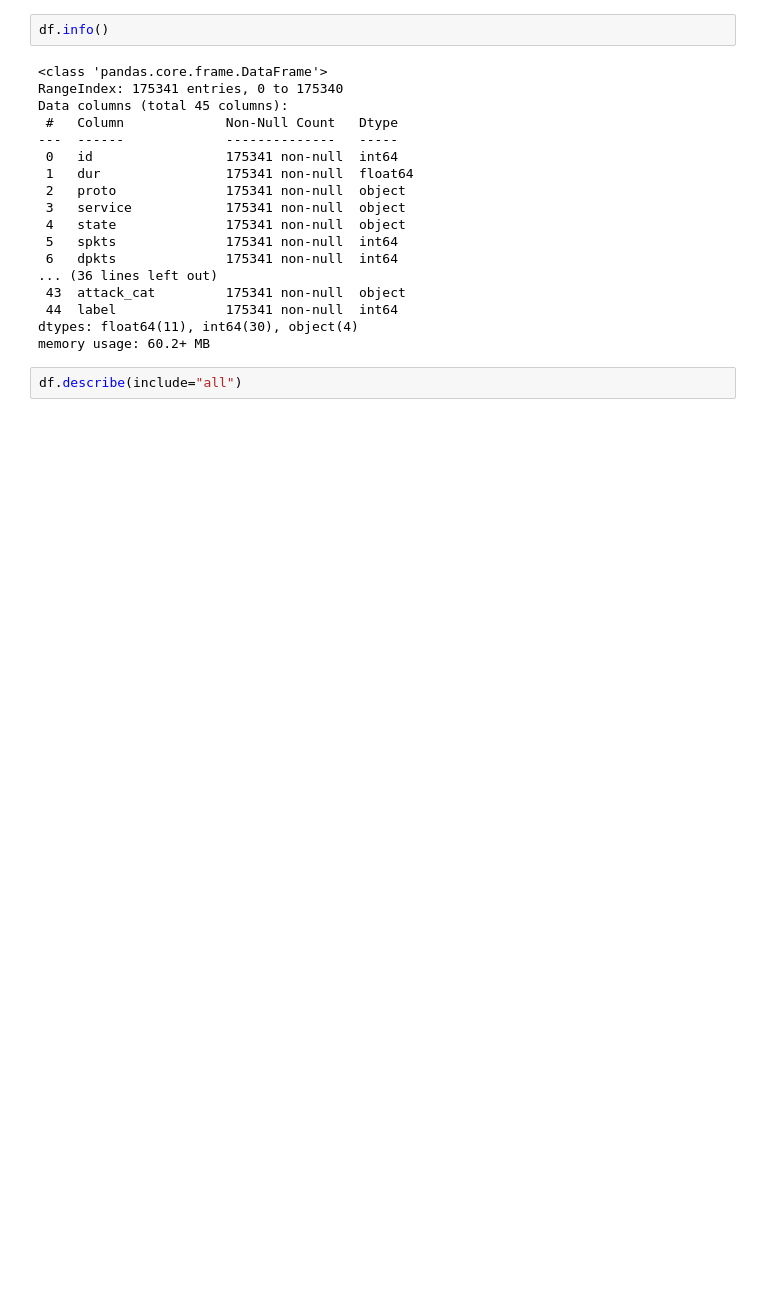
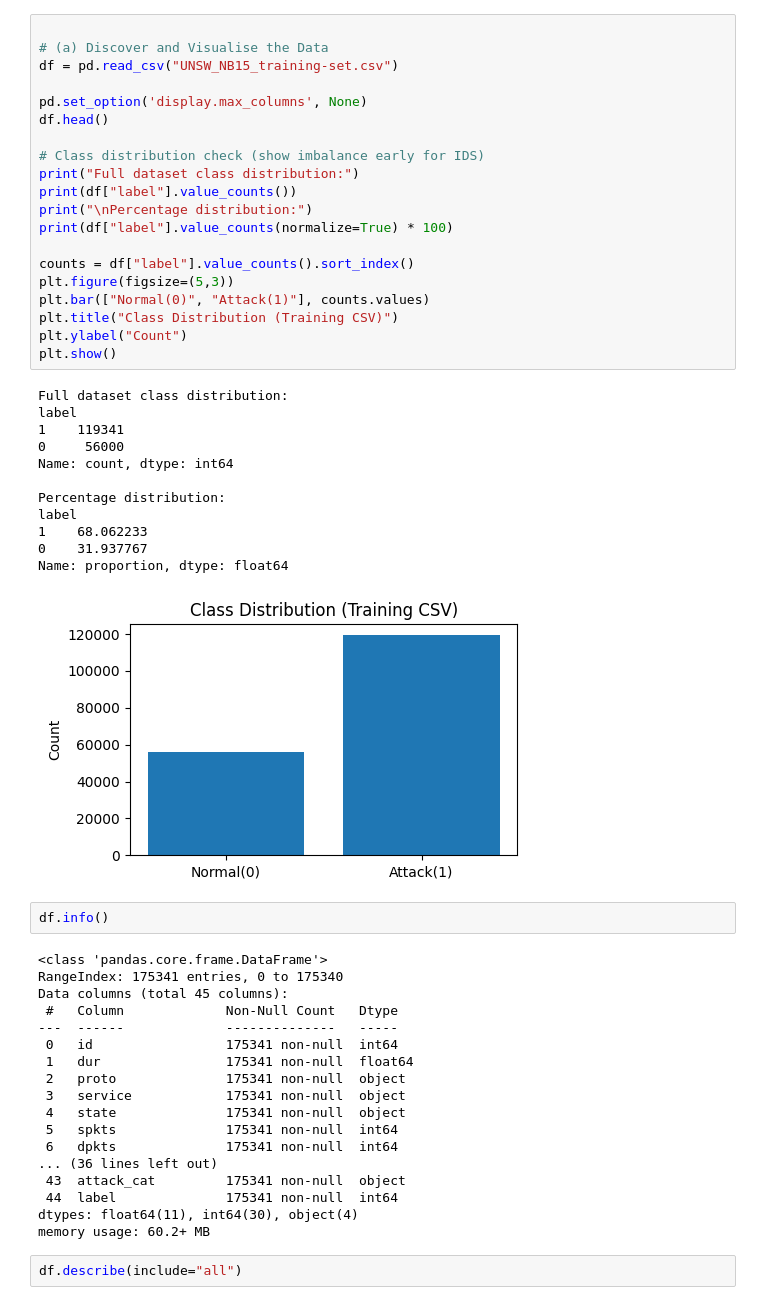
Before and after one commit to smilingSG/IDS-Predictor-Machine-Learning, a Jupyter notebook: CSCI316_GROUP18_T01_Task_1.ipynb, the cells around one changed output. Cells and saved outputs as stored; diff of their text form; blank space fills up the shorter version.

```diff
--- a/CSCI316_GROUP18_T01_Task_1.ipynb
+++ b/CSCI316_GROUP18_T01_Task_1.ipynb
@@ -21,3 +23,36 @@ df.head()
+# %%
+
+# (a) Discover and Visualise the Data
+df = pd.read_csv("UNSW_NB15_training-set.csv")
+
+pd.set_option('display.max_columns', None)
+df.head()
+
+# Class distribution check (show imbalance early for IDS)
+print("Full dataset class distribution:")
+print(df["label"].value_counts())
+print("\nPercentage distribution:")
+print(df["label"].value_counts(normalize=True) * 100)
+
+counts = df["label"].value_counts().sort_index()
+plt.figure(figsize=(5,3))
+plt.bar(["Normal(0)", "Attack(1)"], counts.values)
+plt.title("Class Distribution (Training CSV)")
+plt.ylabel("Count")
+plt.show()
+# %% [output]
+Full dataset class distribution:
+label
+1    119341
+0     56000
+Name: count, dtype: int64
+
+Percentage distribution:
+label
+1    68.062233
+0    31.937767
+Name: proportion, dtype: float64
+[figure, added]
 # %%
 df.info()
 # %% [output]
```
Also changed, not shown: parts of 10 cells of this notebook.
